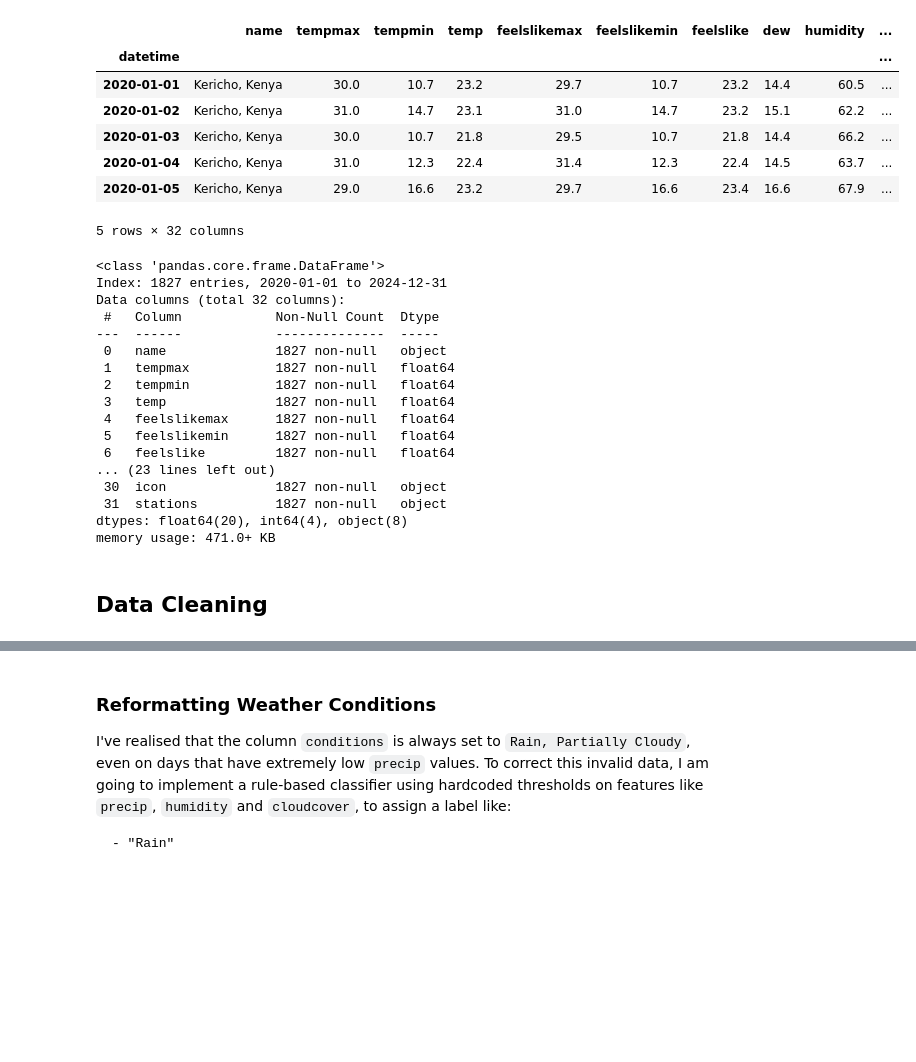
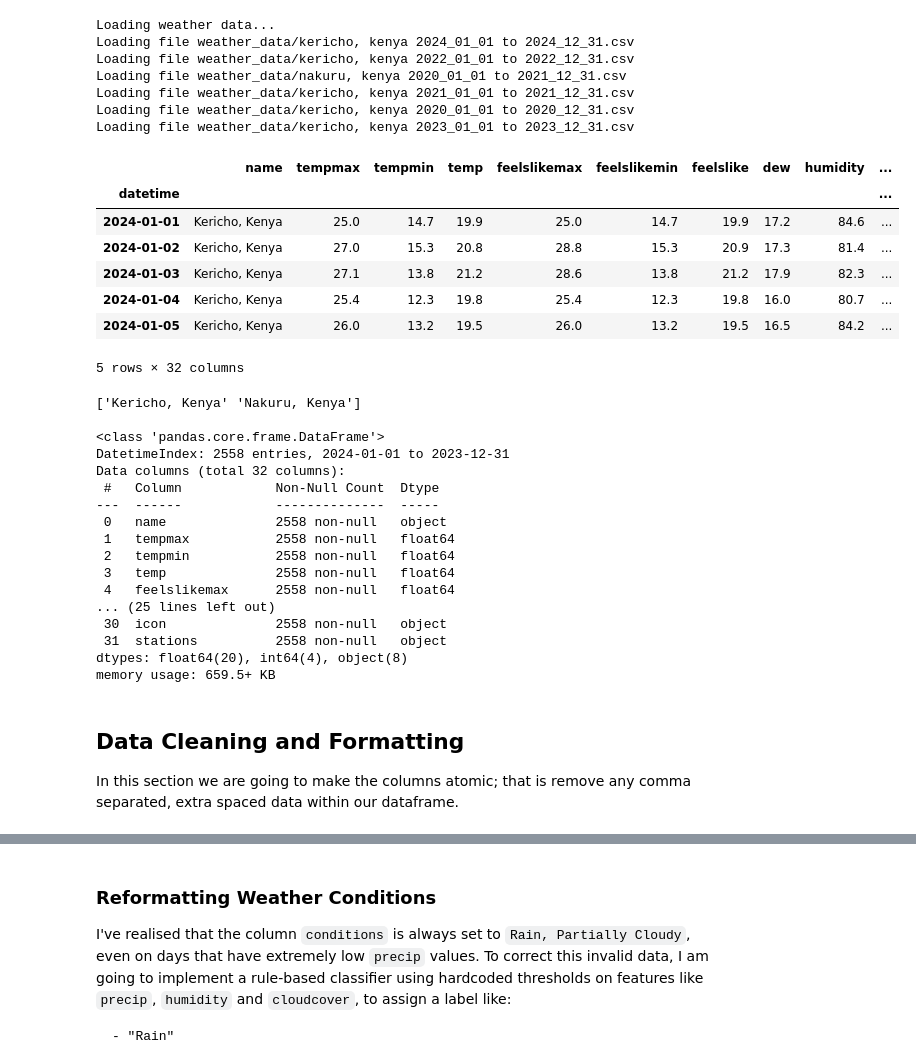
Before and after one commit to caleb-mwasikira/weather_prediction, a Jupyter notebook: weather_prediction.ipynb, the cells around one changed output, grey strips where cells are left out. Drawn from its saved outputs; the diff is of its cells as text; code cells hidden in the pictures; blank space fills up the shorter version.

```diff
--- a/weather_prediction.ipynb
+++ b/weather_prediction.ipynb
@@ -3,45 +3,73 @@ import pandas as pd
 import matplotlib.pyplot as plt
 import seaborn as sns
 # %%
-weather_2020 = pd.read_csv("./weather_data/Kericho, Kenya 2020-01-01 to 2020-12-31.csv", index_col="datetime")
-weather_2021 = pd.read_csv("./weather_data/Kericho, Kenya 2021-01-01 to 2021-12-31.csv", index_col="datetime")
-weather_2022 = pd.read_csv("./weather_data/Kericho, Kenya 2022-01-01 to 2022-12-31.csv", index_col="datetime")
-weather_2023 = pd.read_csv("./weather_data/Kericho, Kenya 2023-01-01 to 2023-12-31.csv", index_col="datetime")
-weather_2024 = pd.read_csv("./weather_data/Kericho, Kenya 2024-01-01 to 2024-12-31.csv", index_col="datetime")
+import glob
+import os
 
-weather = pd.concat([weather_2020,weather_2021,weather_2022,weather_2023,weather_2024], axis=0)
+def load_weather_data(folder_path) -> pd.DataFrame:
+    print("Loading weather data...")
+
+    csv_files = glob.glob(os.path.join(folder_path, "*.csv"))
+
+    if not csv_files:
+        print(f"No CSV files found in {folder_path}. Returning an empty DataFrame.")
+        return pd.DataFrame()
+
+    df_list = []
+    for file in csv_files:
+        print(f"Loading file {file}")
+        df_list.append(pd.read_csv(file, index_col="datetime"))
+
+    weather = pd.concat(df_list, axis=0)
+    weather.index = pd.to_datetime(weather.index)
+    return weather
+
+weather = load_weather_data("weather_data/")
+
+# Convert index into a pandas datetime
+weather.index = pd.to_datetime(weather.index)
 weather.head()
 # %% [output]
+Loading weather data...
+Loading file weather_data/kericho, kenya 2024_01_01 to 2024_12_31.csv
+Loading file weather_data/kericho, kenya 2022_01_01 to 2022_12_31.csv
+Loading file weather_data/nakuru, kenya 2020_01_01 to 2021_12_31.csv
+Loading file weather_data/kericho, kenya 2021_01_01 to 2021_12_31.csv
+Loading file weather_data/kericho, kenya 2020_01_01 to 2020_12_31.csv
+Loading file weather_data/kericho, kenya 2023_01_01 to 2023_12_31.csv
 |  | name | tempmax | tempmin | temp | feelslikemax | feelslikemin | feelslike | dew | humidity | ... |
 | datetime |  |  |  |  |  |  |  |  |  | ... |
-| 2020-01-01 | Kericho, Kenya | 30.0 | 10.7 | 23.2 | 29.7 | 10.7 | 23.2 | 14.4 | 60.5 | ... |
-| 2020-01-02 | Kericho, Kenya | 31.0 | 14.7 | 23.1 | 31.0 | 14.7 | 23.2 | 15.1 | 62.2 | ... |
-| 2020-01-03 | Kericho, Kenya | 30.0 | 10.7 | 21.8 | 29.5 | 10.7 | 21.8 | 14.4 | 66.2 | ... |
-| 2020-01-04 | Kericho, Kenya | 31.0 | 12.3 | 22.4 | 31.4 | 12.3 | 22.4 | 14.5 | 63.7 | ... |
-| 2020-01-05 | Kericho, Kenya | 29.0 | 16.6 | 23.2 | 29.7 | 16.6 | 23.4 | 16.6 | 67.9 | ... |
+| 2024-01-01 | Kericho, Kenya | 25.0 | 14.7 | 19.9 | 25.0 | 14.7 | 19.9 | 17.2 | 84.6 | ... |
+| 2024-01-02 | Kericho, Kenya | 27.0 | 15.3 | 20.8 | 28.8 | 15.3 | 20.9 | 17.3 | 81.4 | ... |
+| 2024-01-03 | Kericho, Kenya | 27.1 | 13.8 | 21.2 | 28.6 | 13.8 | 21.2 | 17.9 | 82.3 | ... |
+| 2024-01-04 | Kericho, Kenya | 25.4 | 12.3 | 19.8 | 25.4 | 12.3 | 19.8 | 16.0 | 80.7 | ... |
+| 2024-01-05 | Kericho, Kenya | 26.0 | 13.2 | 19.5 | 26.0 | 13.2 | 19.5 | 16.5 | 84.2 | ... |
-5 rows × 32 columns
+5 rows × 32 columns
 # %%
+print(weather["name"].unique())
+print()
 weather.info()
 # %% [output]
+['Kericho, Kenya' 'Nakuru, Kenya']
+
 <class 'pandas.core.frame.DataFrame'>
-Index: 1827 entries, 2020-01-01 to 2024-12-31
+DatetimeIndex: 2558 entries, 2024-01-01 to 2023-12-31
 Data columns (total 32 columns):
  #   Column            Non-Null Count  Dtype
 ---  ------            --------------  -----
- 0   name              1827 non-null   object
- 1   tempmax           1827 non-null   float64
- 2   tempmin           1827 non-null   float64
- 3   temp              1827 non-null   float64
- 4   feelslikemax      1827 non-null   float64
- 5   feelslikemin      1827 non-null   float64
- 6   feelslike         1827 non-null   float64
-... (23 lines left out)
- 30  icon              1827 non-null   object
- 31  stations          1827 non-null   object
+ 0   name              2558 non-null   object
+ 1   tempmax           2558 non-null   float64
+ 2   tempmin           2558 non-null   float64
+ 3   temp              2558 non-null   float64
+ 4   feelslikemax      2558 non-null   float64
+... (25 lines left out)
+ 30  icon              2558 non-null   object
+ 31  stations          2558 non-null   object
 dtypes: float64(20), int64(4), object(8)
-memory usage: 471.0+ KB
+memory usage: 659.5+ KB
 # %% [markdown]
-## Data Cleaning
+## Data Cleaning and Formatting
+In this section we are going to make the columns atomic; that is remove any comma separated, extra spaced data within our dataframe.
 # %%
 def clean_string_column(df, column_name):
     """
```
Also changed, not shown: parts of 19 cells of this notebook, 10 other files.
